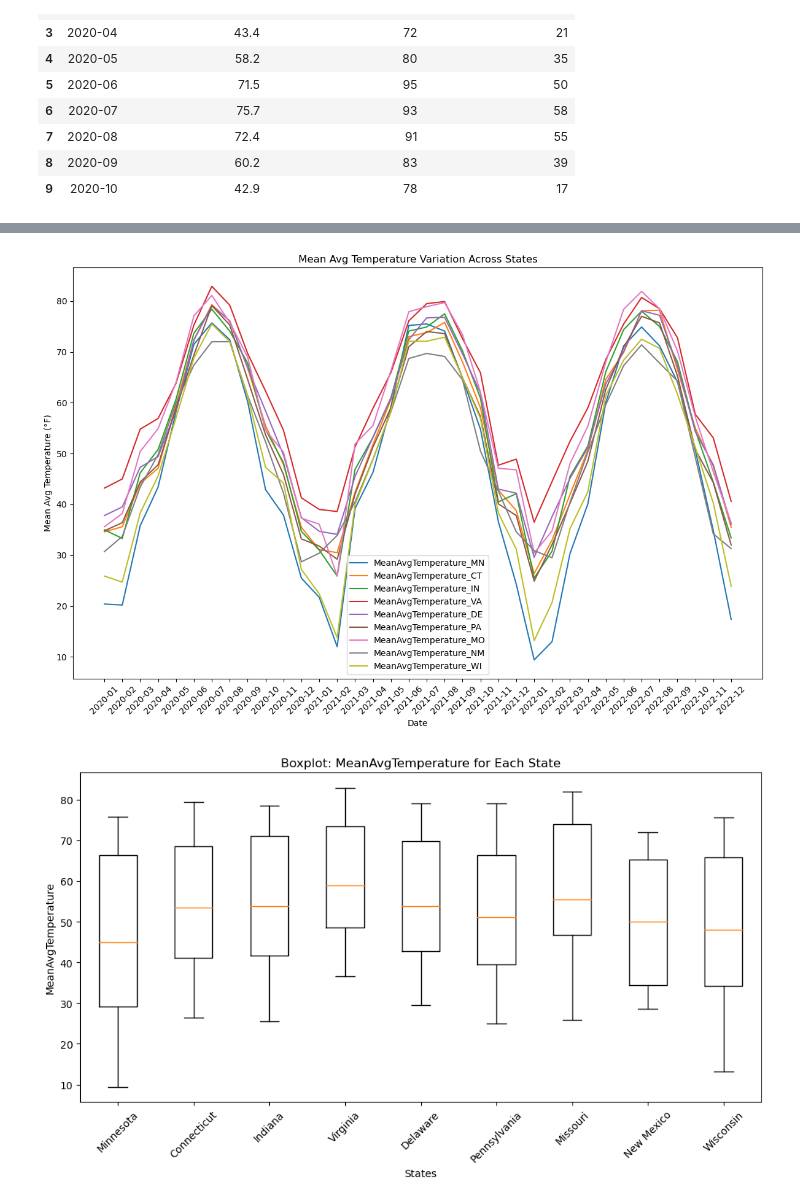
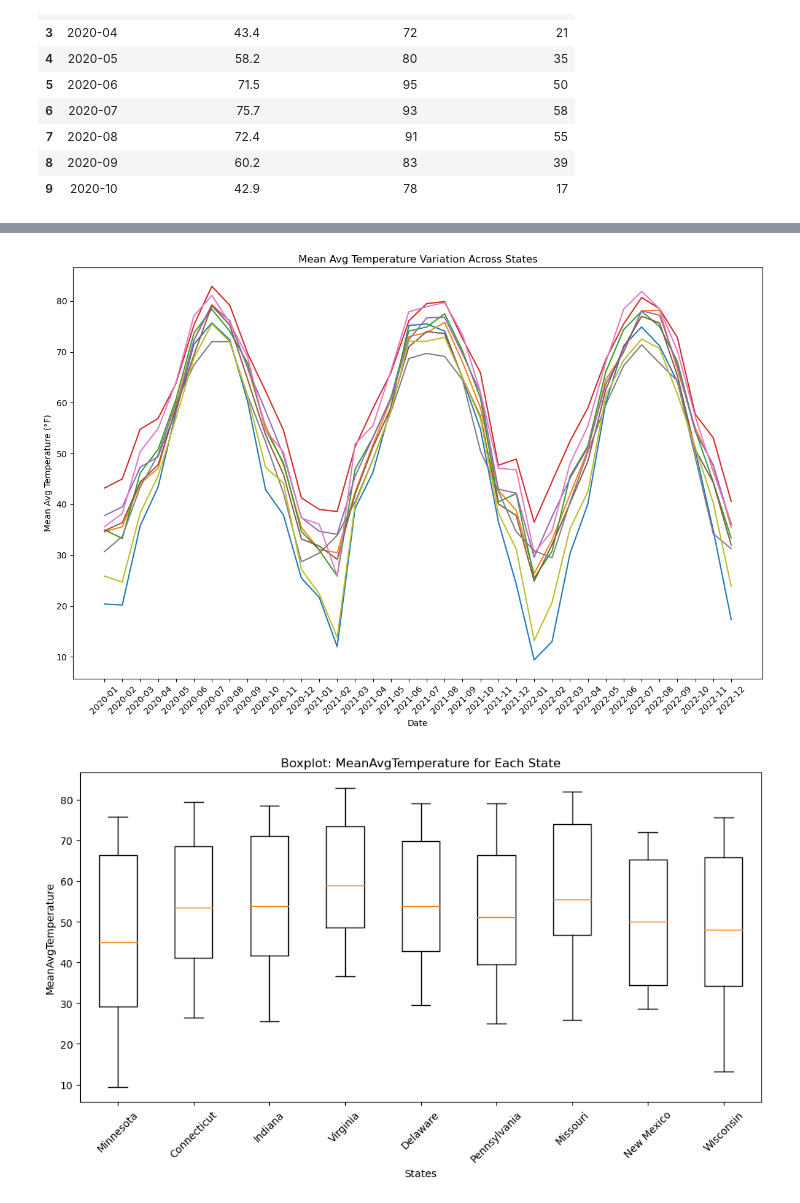
Before and after one commit to leon332157/348FinalProj, a Jupyter notebook: phuong.ipynb, the cells around one changed output, grey strips where cells are left out. Saved outputs shown, nothing was run; the diff lists cells and outputs as text; code cells hidden in the pictures.

```diff
--- a/phuong.ipynb
+++ b/phuong.ipynb
@@ -168,25 +130,18 @@ merged_df.head(10)
 | 8 | 2020-09 | 60.2 | 66.8 | 67.8 | 69.7 | ... |
 | 9 | 2020-10 | 42.9 | 55.5 | 54.7 | 62.3 | ... |
 # %%
-# Plotting the graph
+'''This cell aims to create a line graph for every states.
+Each states will be represented by a line, shows the variation of temperature over 36 months.
+We displays all lines on the same graph to see the similarities and differenecs among the states.'''
 plt.figure(figsize=(12, 8))
-
-# Plotting each state's MeanAvgTemperature as a separate line
-for column in merged_df.columns[1:]:  # Exclude 'Date' column
+for column in merged_df.columns[1:]:
     plt.plot(merged_df['Date'], merged_df[column], label=column)
-
-# Adding labels and title
 plt.xlabel('Date')
 plt.ylabel('Mean Avg Temperature (°F)')
 plt.title('Mean Avg Temperature Variation Across States')
-plt.legend()  # Show legend
-
-# Rotating x-axis labels for better visualization
-plt.xticks(rotation=45)
-
-# Show plot
+plt.xticks(rotation=45) # Rotating labels for better visualization
 plt.tight_layout()
 plt.show()
 # %% [output]
-[figure, old version]
+[figure, new version]
 # %%
```
Also changed, not shown: parts of 18 cells of this notebook, 2 other files.
